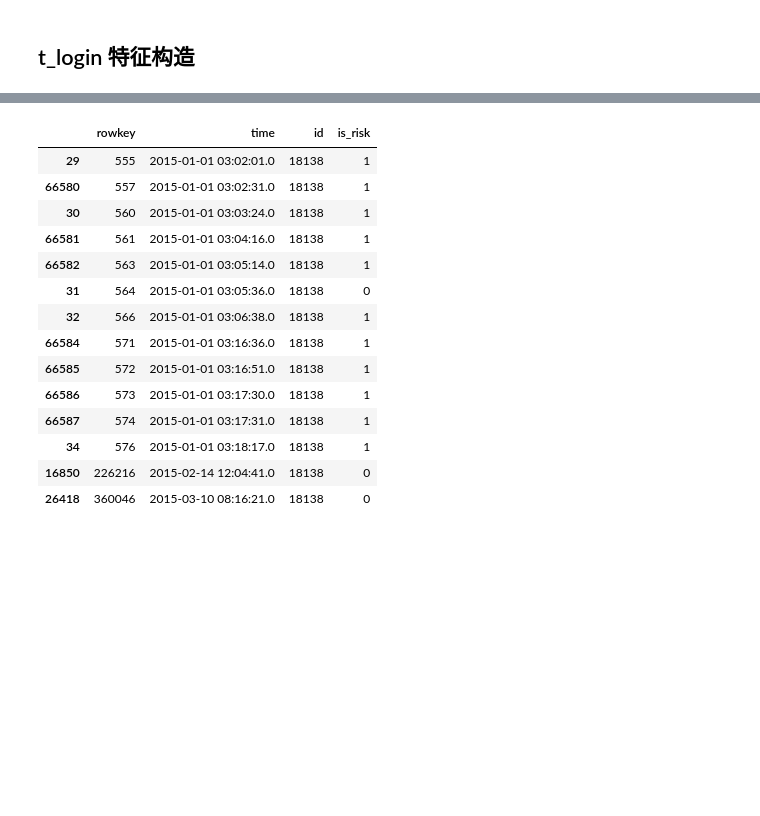
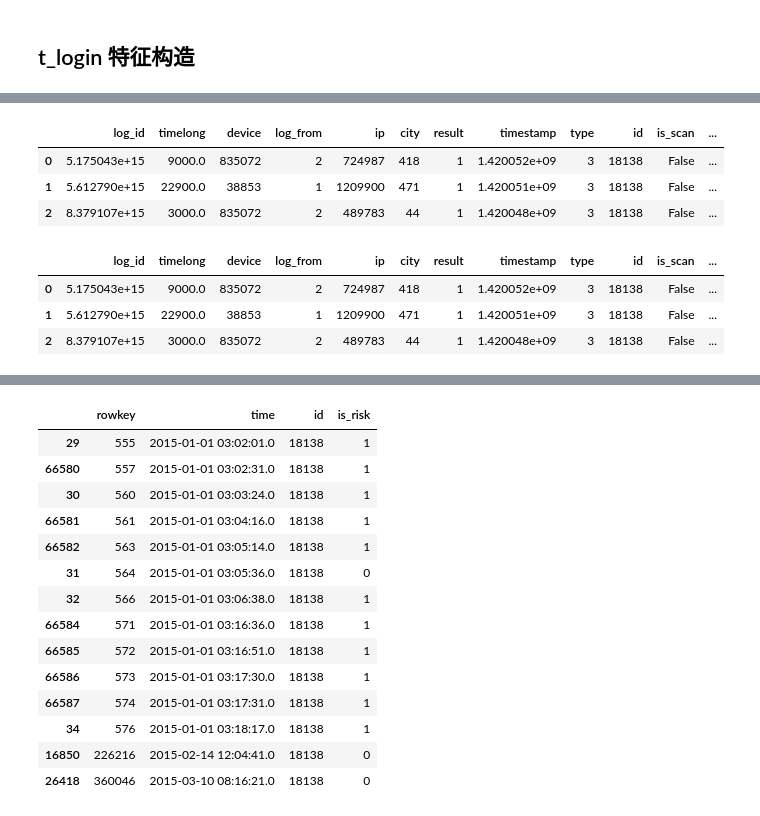
Before and after one commit to hadoop73/jdd, a Jupyter notebook: codes/data_view.ipynb, the cells around one changed output, grey strips where cells are left out. Saved outputs shown, nothing was run; the diff lists cells and outputs as text; code cells hidden in the pictures; blank space fills up the shorter version.

```diff
--- a/codes/data_view.ipynb
+++ b/codes/data_view.ipynb
@@ -106,3 +106,19 @@ See the caveats in the documentation: http://pandas.pydata.org/pandas-docs/stabl
 | 388045 | 5.737471e+15 | 7000.0 | 163076 | 2 | 184647 | 288 | 1 | 1.424782e+09 | 3 | 18138 | False | ... |
 | 90246 | 8.549302e+15 | 8000.0 | 163076 | 2 | 184647 | 288 | 6 | 1.424868e+09 | 3 | 18138 | False | ... |
 | 493632 | 4.184123e+13 | 7000.0 | 163076 | 2 | 1331804 | 102 | 1 | 1.424868e+09 | 3 | 18138 | False | ... |
+# %%
+dt = d[d['time']<'2015-01-01 03:20:01.0'].sort_values('time',ascending=False)\
+                .reset_index(drop=True)
+dt.head()
+# %% [output]
+|  | log_id | timelong | device | log_from | ip | city | result | timestamp | type | id | is_scan | ... |
+| 0 | 5.175043e+15 | 9000.0 | 835072 | 2 | 724987 | 418 | 1 | 1.420052e+09 | 3 | 18138 | False | ... |
+| 1 | 5.612790e+15 | 22900.0 | 38853 | 1 | 1209900 | 471 | 1 | 1.420051e+09 | 3 | 18138 | False | ... |
+| 2 | 8.379107e+15 | 3000.0 | 835072 | 2 | 489783 | 44 | 1 | 1.420048e+09 | 3 | 18138 | False | ... |
+# %%
+dt.head()
+# %% [output]
+|  | log_id | timelong | device | log_from | ip | city | result | timestamp | type | id | is_scan | ... |
+| 0 | 5.175043e+15 | 9000.0 | 835072 | 2 | 724987 | 418 | 1 | 1.420052e+09 | 3 | 18138 | False | ... |
+| 1 | 5.612790e+15 | 22900.0 | 38853 | 1 | 1209900 | 471 | 1 | 1.420051e+09 | 3 | 18138 | False | ... |
+| 2 | 8.379107e+15 | 3000.0 | 835072 | 2 | 489783 | 44 | 1 | 1.420048e+09 | 3 | 18138 | False | ... |
```
Also changed, not shown: parts of 13 cells of this notebook, 1 other file.
